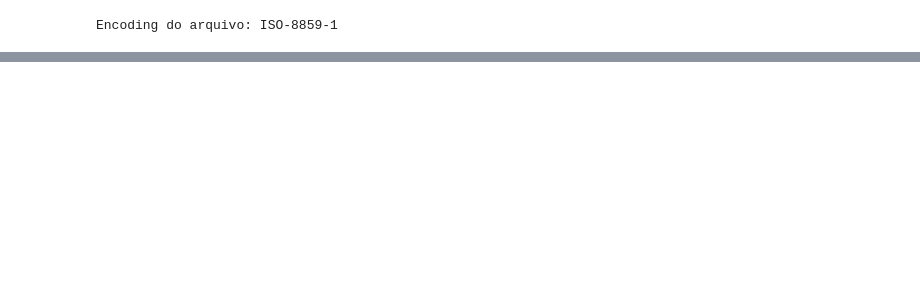
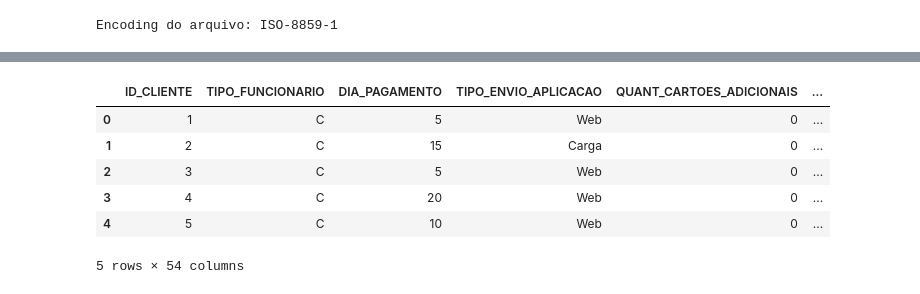
Before and after one commit to RodrigodeFeo/8DTS, a Jupyter notebook: FE_Trabalho_Integrado_RM351578.ipynb, the cells around one changed output, grey strips where cells are left out. Cells and saved outputs as stored; diff of their text form; code cells hidden in the pictures; blank space fills up the shorter version.

```diff
--- a/FE_Trabalho_Integrado_RM351578.ipynb
+++ b/FE_Trabalho_Integrado_RM351578.ipynb
@@ -45,0 +68,3 @@ UnicodeDecodeError: 'utf-8' codec can't decode byte 0xac in position 3: invalid
+# %%
+#Criando o Dataframe com os rotulos
+df_descritivo_rotulos_clientes = pd.read_excel('descritivo_características.xlsx')
@@ -45,0 +83,4 @@ UnicodeDecodeError: 'utf-8' codec can't decode byte 0xac in position 3: invalid
+# %%
+#Separando apenas as colunas que identificam os rotulos
+df_rotulos = df_descritivo_rotulos_clientes['Característica']
+df_rotulos.head()
@@ -45,0 +94,6 @@ UnicodeDecodeError: 'utf-8' codec can't decode byte 0xac in position 3: invalid
+# %%
+#Vamos agora transformar a coluna caracteristica nos rotulos das colunas
+# porem primeiro vamos transformar os rotulos em um data frame
+import pandas as pd
+df_rotulos = pd.DataFrame(df_rotulos)
+df_rotulos.head()
@@ -45,0 +107,12 @@ UnicodeDecodeError: 'utf-8' codec can't decode byte 0xac in position 3: invalid
+# %%
+#Pronto agora apenas vamos setar os rotulos das colunas no dataframe de clientes
+df_clientes = df_clientes.rename(columns= df_rotulos['Característica'])
+df_clientes.head()
+# %% [output]
+|  | ID_CLIENTE | TIPO_FUNCIONARIO | DIA_PAGAMENTO | TIPO_ENVIO_APLICACAO | QUANT_CARTOES_ADICIONAIS | ... |
+| 0 | 1 | C | 5 | Web | 0 | ... |
+| 1 | 2 | C | 15 | Carga | 0 | ... |
+| 2 | 3 | C | 5 | Web | 0 | ... |
+| 3 | 4 | C | 20 | Web | 0 | ... |
+| 4 | 5 | C | 10 | Web | 0 | ... |
+5 rows × 54 columns
```
Also changed, not shown: parts of 9 cells of this notebook.
